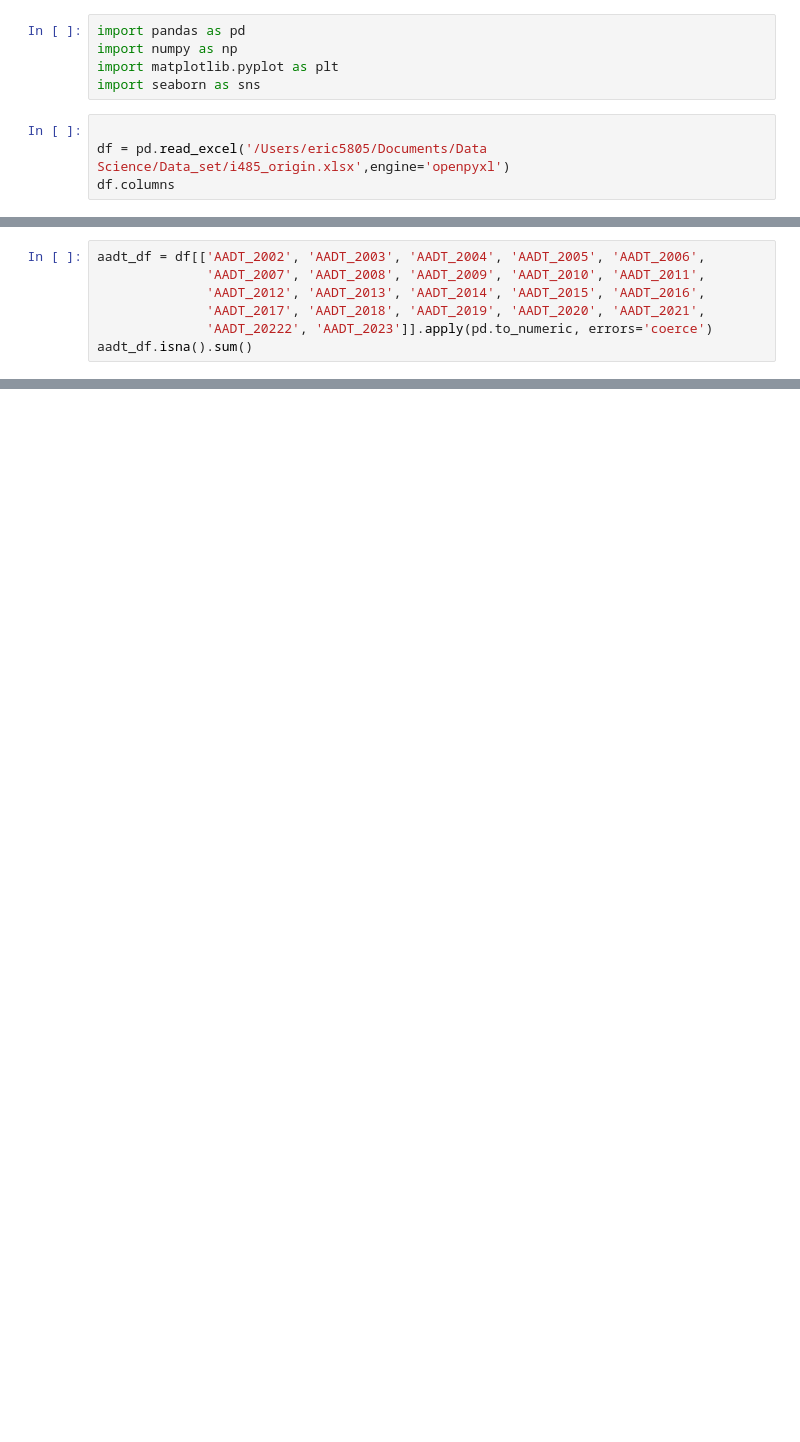
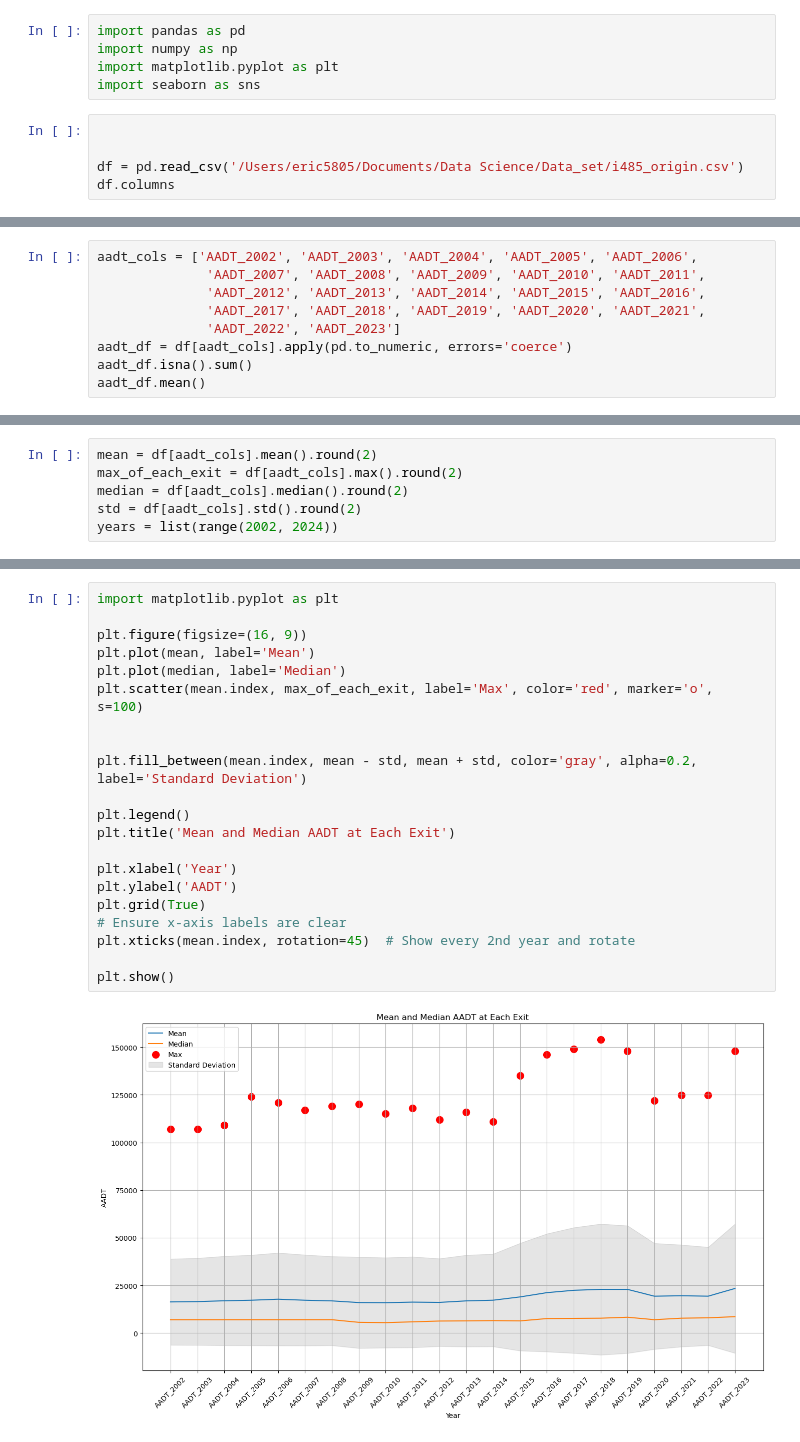
Before and after one commit to ericnguyen58/Data-Science, a Jupyter notebook: Explorer/explorer.ipynb, the cells around one changed output, grey strips where cells are left out. Drawn from its saved outputs; the diff is of its cells as text; blank space fills up the shorter version.

```diff
--- a/Explorer/explorer.ipynb
+++ b/Explorer/explorer.ipynb
@@ -5,7 +5,8 @@ import matplotlib.pyplot as plt
 import seaborn as sns
 # %%
 
-df = pd.read_excel('/Users/eric5805/Documents/Data Science/Data_set/i485_origin.xlsx',engine='openpyxl')
+
+df = pd.read_csv('/Users/eric5805/Documents/Data Science/Data_set/i485_origin.csv')
 df.columns
 # %% [output]
 Index(['LocationID', 'COUNTY', 'ROUTE', 'LOCATION', 'AADT_2002', 'AADT_2003',
@@ -16,9 +17,11 @@ Index(['LocationID', 'COUNTY', 'ROUTE', 'LOCATION', 'AADT_2002', 'AADT_2003',
       dtype='object')
 # %%
-aadt_df = df[['AADT_2002', 'AADT_2003', 'AADT_2004', 'AADT_2005', 'AADT_2006',
+aadt_cols = ['AADT_2002', 'AADT_2003', 'AADT_2004', 'AADT_2005', 'AADT_2006',
               'AADT_2007', 'AADT_2008', 'AADT_2009', 'AADT_2010', 'AADT_2011',
               'AADT_2012', 'AADT_2013', 'AADT_2014', 'AADT_2015', 'AADT_2016',
               'AADT_2017', 'AADT_2018', 'AADT_2019', 'AADT_2020', 'AADT_2021',
-              'AADT_20222', 'AADT_2023']].apply(pd.to_numeric, errors='coerce')
+              'AADT_2022', 'AADT_2023']
+aadt_df = df[aadt_cols].apply(pd.to_numeric, errors='coerce')
 aadt_df.isna().sum()
+aadt_df.mean()
 # %% [output]
@@ -77,0 +73,6 @@ aadt_df.T
+# %%
+mean = df[aadt_cols].mean().round(2)
+max_of_each_exit = df[aadt_cols].max().round(2)
+median = df[aadt_cols].median().round(2)
+std = df[aadt_cols].std().round(2)
+years = list(range(2002, 2024))
@@ -77,0 +83,23 @@ aadt_df.T
+# %%
+import matplotlib.pyplot as plt
+
+plt.figure(figsize=(16, 9))
+plt.plot(mean, label='Mean')
+plt.plot(median, label='Median')
+plt.scatter(mean.index, max_of_each_exit, label='Max', color='red', marker='o', s=100)
+
+
+plt.fill_between(mean.index, mean - std, mean + std, color='gray', alpha=0.2, label='Standard Deviation')
+
+plt.legend()
+plt.title('Mean and Median AADT at Each Exit')
+
+plt.xlabel('Year')
+plt.ylabel('AADT')
+plt.grid(True)
+# Ensure x-axis labels are clear
+plt.xticks(mean.index, rotation=45)  # Show every 2nd year and rotate
+
+plt.show()
+# %% [output]
+[figure, added]
```
Also changed, not shown: parts of 6 cells of this notebook, 1 other file.
